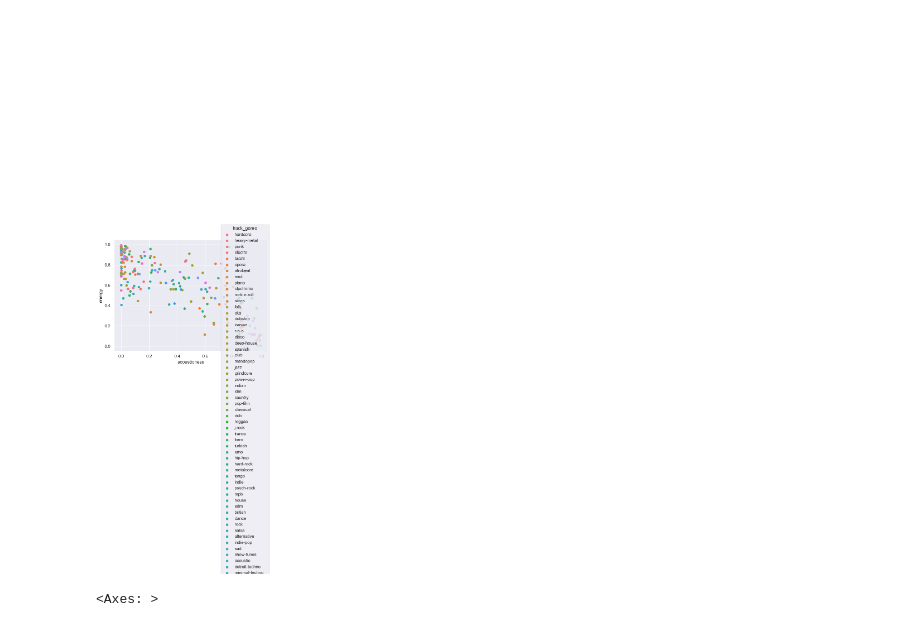
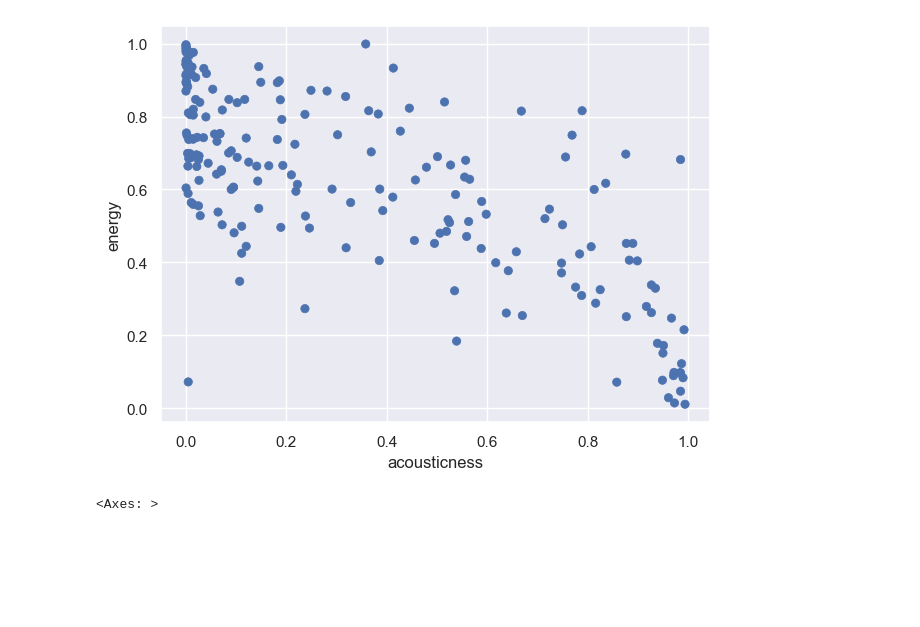
Before and after one commit to blqnk3d/DSAI_Project, a Jupyter notebook: main.ipynb, the cells around one changed output. Saved outputs shown, nothing was run; the diff lists cells and outputs as text; code cells hidden in the pictures; blank space fills up the shorter version.

```diff
--- a/main.ipynb
+++ b/main.ipynb
@@ -15,17 +15,17 @@ dataFrm.sample(3)
 # %%
 
 # Scatterplot mit Seaborn Objects erstellen
-so.Plot(dataFrm.sample(200), x="acousticness", y="energy",color="track_genre").add(so.Dot()).label(
+so.Plot(dataFrm.sample(200), x="acousticness", y="energy").add(so.Dot()).label(
     xlabel="X-Werte",
     ylabel="Y-Werte"
 ).scale(
     color_continuous="#1f77b4"  # Optionale Anpassung der Farbe
 ).show()
 
 
 # Zeigt das die songs mit den meisten Energy auch am warscheinlichsten keine Austischen Teile dabei
 # %% [output]
-[figure, old version]
+[figure, new version]
 # %%
 sns.heatmap(dataFrm.corr(numeric_only=True))
 # %% [output]
```
Also changed, not shown: parts of 1 cell of this notebook.
